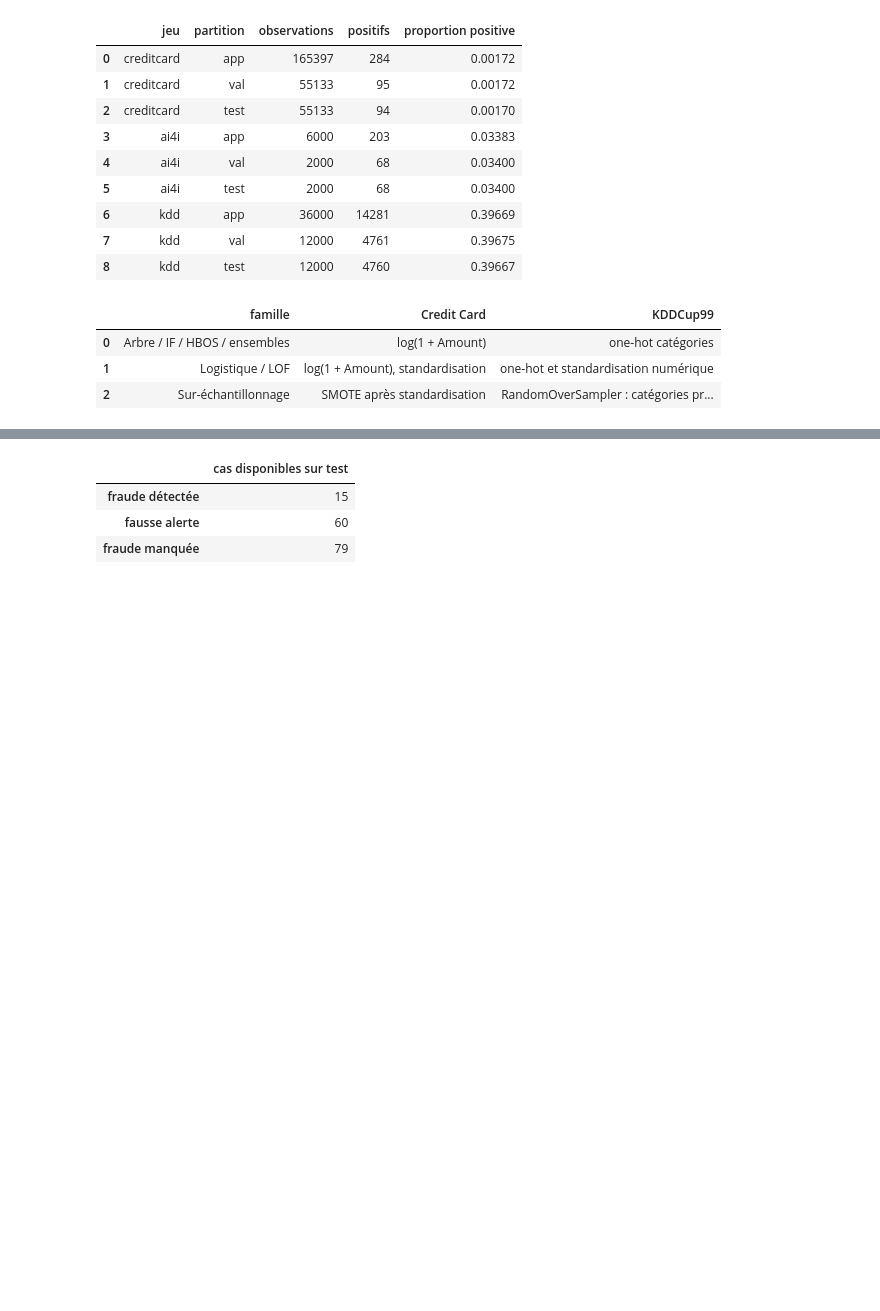
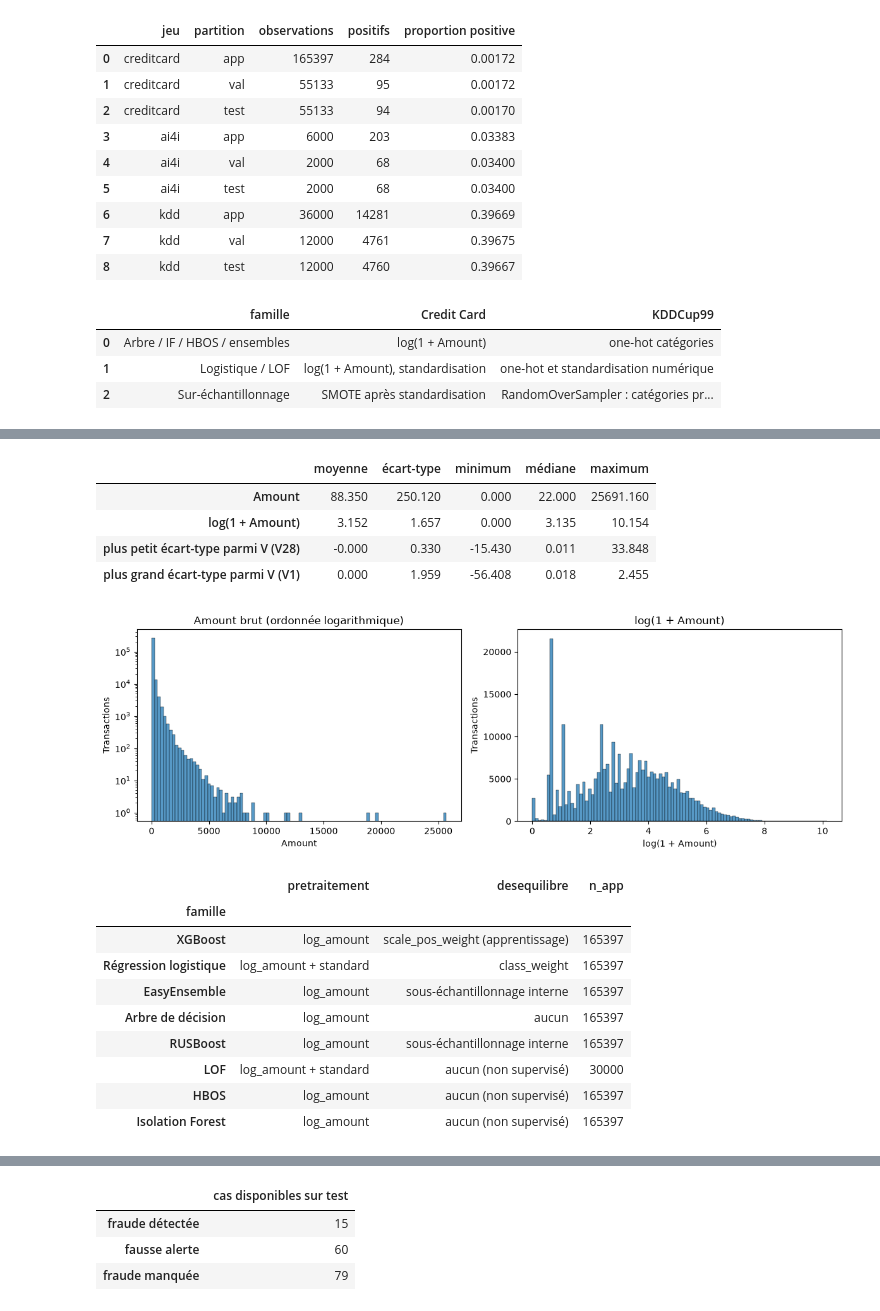
Before and after one commit to fiftycommit/MAYULU, a Jupyter notebook: TP_detection_anomalies.ipynb, the cells around one changed output, grey strips where cells are left out. Drawn from its saved outputs; the diff is of its cells as text; code cells hidden in the pictures; blank space fills up the shorter version.

```diff
--- a/TP_detection_anomalies.ipynb
+++ b/TP_detection_anomalies.ipynb
@@ -165,0 +171,19 @@ On remplace 0, 5 ou 10 % de la référence normale par des points uniformes dans
+# %%
+afficher_resultats(resultats, "cc_1b")
+# %% [output]
+|  | moyenne | écart-type | minimum | médiane | maximum |
+| Amount | 88.350 | 250.120 | 0.000 | 22.000 | 25691.160 |
+| log(1 + Amount) | 3.152 | 1.657 | 0.000 | 3.135 | 10.154 |
+| plus petit écart-type parmi V (V28) | -0.000 | 0.330 | -15.430 | 0.011 | 33.848 |
+| plus grand écart-type parmi V (V1) | 0.000 | 1.959 | -56.408 | 0.018 | 2.455 |
+[figure, added]
+|  | pretraitement | desequilibre | n_app |
+| famille |  |  |  |
+| XGBoost | log_amount | scale_pos_weight (apprentissage) | 165397 |
+| Régression logistique | log_amount + standard | class_weight | 165397 |
+| EasyEnsemble | log_amount | sous-échantillonnage interne | 165397 |
+| Arbre de décision | log_amount | aucun | 165397 |
+| RUSBoost | log_amount | sous-échantillonnage interne | 165397 |
+| LOF | log_amount + standard | aucun (non supervisé) | 30000 |
+| HBOS | log_amount | aucun (non supervisé) | 165397 |
+| Isolation Forest | log_amount | aucun (non supervisé) | 165397 |
```
Also changed, not shown: parts of 85 cells of this notebook, 20 other files.
